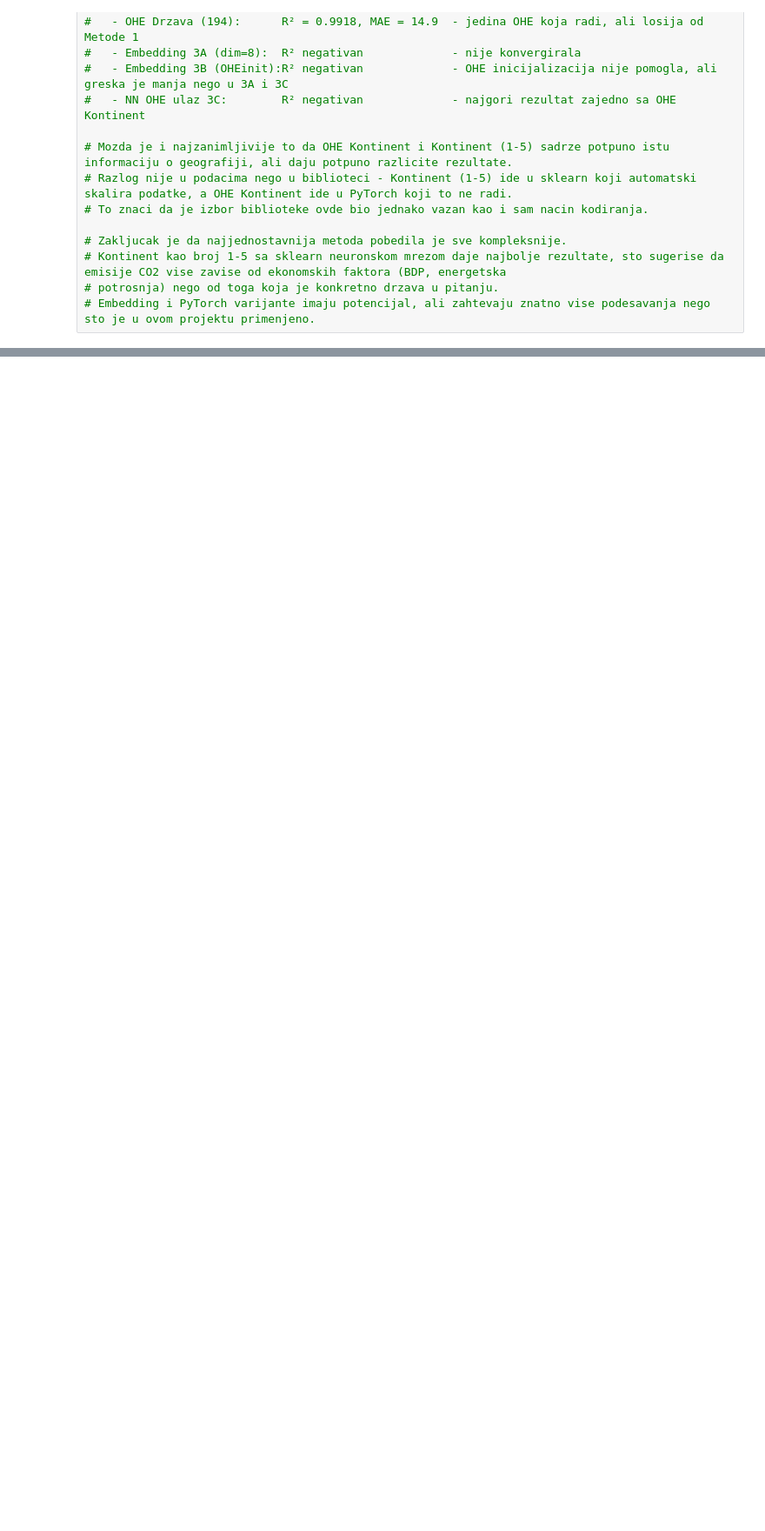
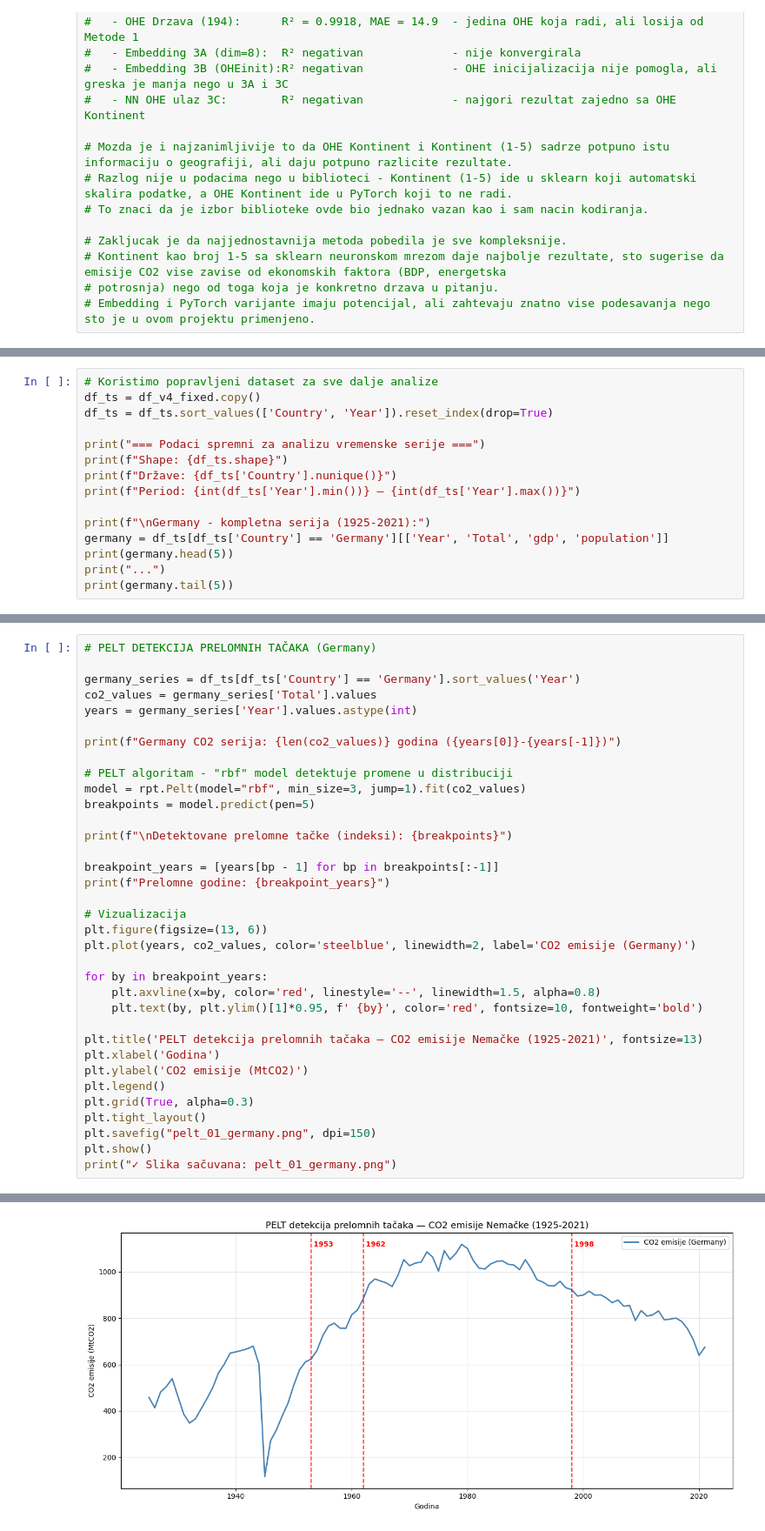
Before and after one commit to tamaracvijan/zagadjenje-vazduha, a Jupyter notebook: analiza1.ipynb, the cells around one changed output, grey strips where cells are left out. Shown at 87% size. Saved outputs shown, nothing was run; the diff lists cells and outputs as text; blank space fills up the shorter version.

Commit message:
Time series: PELT, Kuznets curve and policy effectiveness analysis

```diff
--- a/analiza1.ipynb
+++ b/analiza1.ipynb
@@ -1631,0 +1761,15 @@ Najbolji rezultat: Kontinent (1-5) + NM (R² = 0.9969)
+# %%
+# Koristimo popravljeni dataset za sve dalje analize
+df_ts = df_v4_fixed.copy()
+df_ts = df_ts.sort_values(['Country', 'Year']).reset_index(drop=True)
+
+print("=== Podaci spremni za analizu vremenske serije ===")
+print(f"Shape: {df_ts.shape}")
+print(f"Države: {df_ts['Country'].nunique()}")
+print(f"Period: {int(df_ts['Year'].min())} – {int(df_ts['Year'].max())}")
+
+print(f"\nGermany - kompletna serija (1925-2021):")
+germany = df_ts[df_ts['Country'] == 'Germany'][['Year', 'Total', 'gdp', 'population']]
+print(germany.head(5))
+print("...")
+print(germany.tail(5))
@@ -1631,0 +1856,36 @@ Najbolji rezultat: Kontinent (1-5) + NM (R² = 0.9969)
+# %%
+# PELT DETEKCIJA PRELOMNIH TAČAKA (Germany)
+
+germany_series = df_ts[df_ts['Country'] == 'Germany'].sort_values('Year')
+co2_values = germany_series['Total'].values
+years = germany_series['Year'].values.astype(int)
+
+print(f"Germany CO2 serija: {len(co2_values)} godina ({years[0]}-{years[-1]})")
+
+# PELT algoritam - "rbf" model detektuje promene u distribuciji
+model = rpt.Pelt(model="rbf", min_size=3, jump=1).fit(co2_values)
+breakpoints = model.predict(pen=5)
+
+print(f"\nDetektovane prelomne tačke (indeksi): {breakpoints}")
+
+breakpoint_years = [years[bp - 1] for bp in breakpoints[:-1]]
+print(f"Prelomne godine: {breakpoint_years}")
+
+# Vizualizacija
+plt.figure(figsize=(13, 6))
+plt.plot(years, co2_values, color='steelblue', linewidth=2, label='CO2 emisije (Germany)')
+
+for by in breakpoint_years:
+    plt.axvline(x=by, color='red', linestyle='--', linewidth=1.5, alpha=0.8)
+    plt.text(by, plt.ylim()[1]*0.95, f' {by}', color='red', fontsize=10, fontweight='bold')
+
+plt.title('PELT detekcija prelomnih tačaka — CO2 emisije Nemačke (1925-2021)', fontsize=13)
+plt.xlabel('Godina')
+plt.ylabel('CO2 emisije (MtCO2)')
+plt.legend()
+plt.grid(True, alpha=0.3)
+plt.tight_layout()
+plt.savefig("pelt_01_germany.png", dpi=150)
+plt.show()
+print("✓ Slika sačuvana: pelt_01_germany.png")
+# %% [output]
@@ -1631,0 +1896 @@ Najbolji rezultat: Kontinent (1-5) + NM (R² = 0.9969)
+[figure, added]
```
Also changed, not shown: parts of 26 cells of this notebook, 4 other files.
